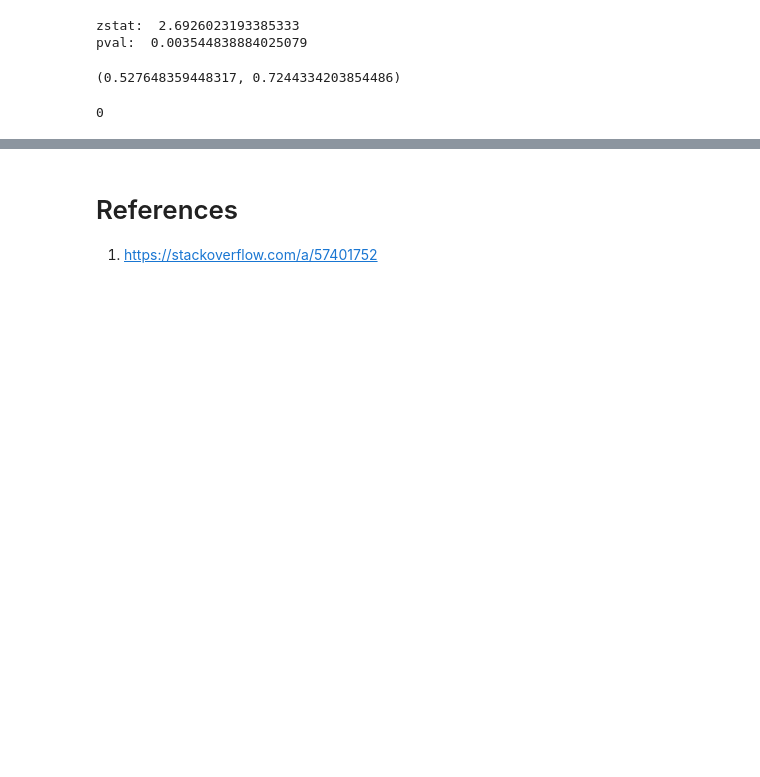
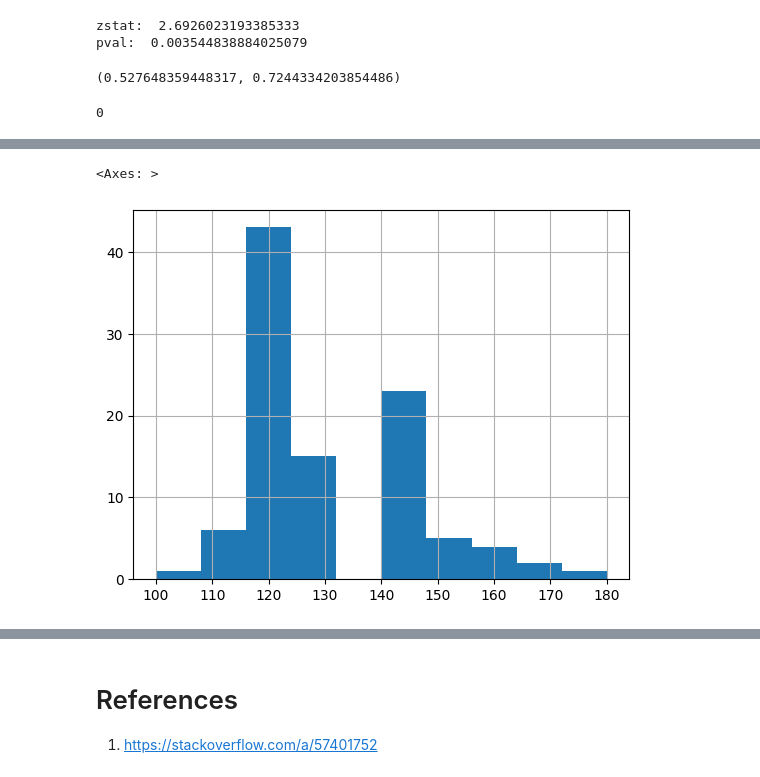
Before and after one commit to farhanarrafi/empirical-analysis-cardiovascular-data, a Jupyter notebook: Emperical_Analysis_Project.ipynb, the cells around one changed output, grey strips where cells are left out. Saved outputs shown, nothing was run; the diff lists cells and outputs as text; code cells hidden in the pictures; blank space fills up the shorter version.

Commit message:
Added code to sample ap_hi and ap_lo

```diff
--- a/Emperical_Analysis_Project.ipynb
+++ b/Emperical_Analysis_Project.ipynb
@@ -212,8 +212,8 @@ print(result)
 # %% [output]
 (0.527648359448317, 0.7244334203854486)
 # %%
-samples = cardioVascular_dataset_filtered.sample(100, random_state=1177)
+ap_hi_samples = cardioVascular_dataset_filtered['ap_hi'].sample(100, random_state=1199)
 # Check for null values https://stackoverflow.com/a/69622929/3148856
-samples.isna().sum().sum()
+ap_hi_samples.isna().sum().sum()
 # %% [output]
 0
@@ -229,0 +260,5 @@ print(result)
+# %%
+ap_hi_samples.hist()
+# %% [output]
+<Axes: >
+[figure, added]
```
Also changed, not shown: parts of 6 cells of this notebook.
